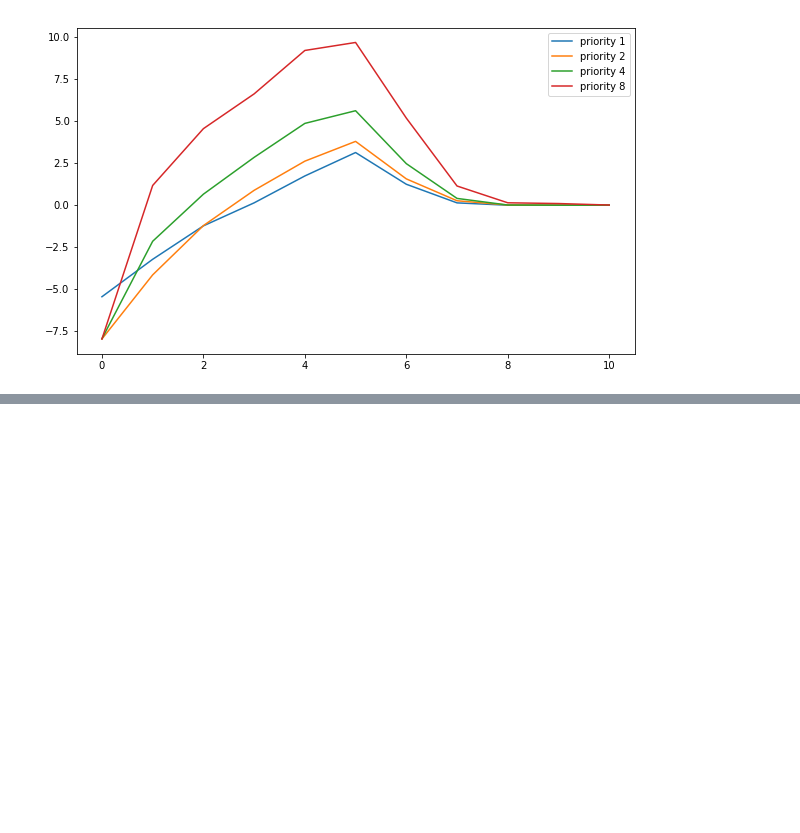
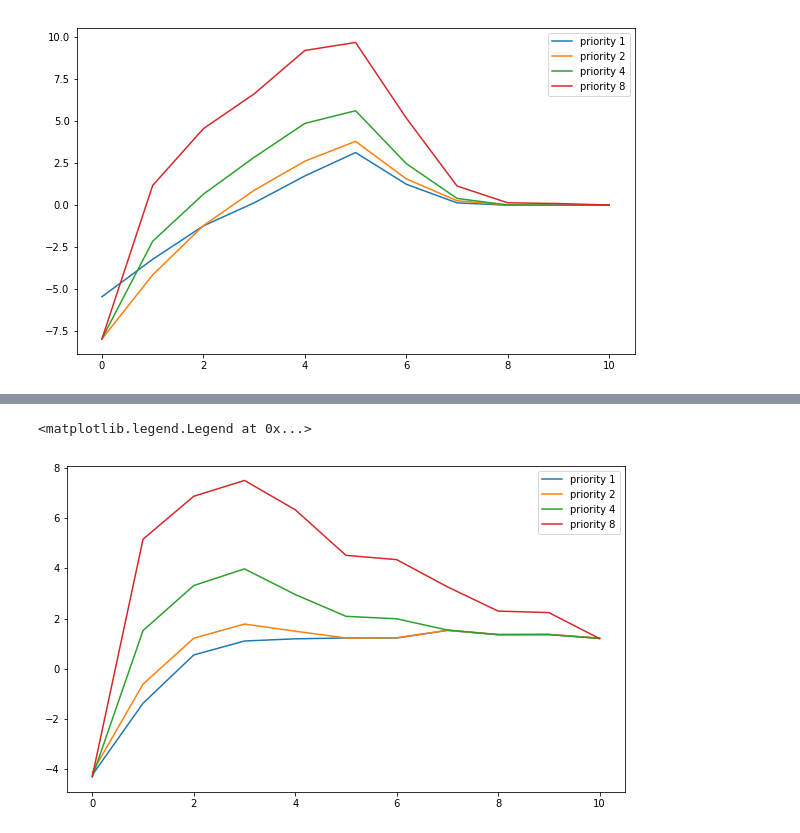
Before and after one commit to MJeremy2017/reinforcement-learning-implementation, a Jupyter notebook: AccessControl/ServerAccess.ipynb, the cells around one changed output, grey strips where cells are left out. Cells and saved outputs as stored; diff of their text form; code cells hidden in the pictures; blank space fills up the shorter version.

```diff
--- a/AccessControl/ServerAccess.ipynb
+++ b/AccessControl/ServerAccess.ipynb
@@ -177,0 +234,10 @@ plt.legend()
+# %%
+server_range = [0, 10]
+priority_range = [0, 3]
+feature_ranges = [server_range, priority_range]  # 2 features
+number_tilings = 8
+bins = [[16, 16] for _ in range(number_tilings)]
+offsets = [[i, j] for i, j in zip(np.linspace(server_range[0], server_range[1], number_tilings),
+                                  np.linspace(priority_range[0], priority_range[1], number_tilings))]
+
+tilings = create_tilings(feature_ranges=feature_ranges, number_tilings=number_tilings, bins=bins, offsets=offsets)
@@ -177,0 +378,4 @@ plt.legend()
+# %%
+sa = ServerAcess(exp_rate=0.1)
+vf = QValueFunction(tilings=tilings, actions=[0, 1], lr=0.01)
+sa.run(vf, steps=100000, inner_steps=5000, debug=False)
@@ -177,0 +403,15 @@ plt.legend()
+# %%
+plt.figure(figsize=[10, 6])
+
+for prioriy in range(4):
+    n_servers = []
+    values = []
+    for n_server in range(11):
+        value = vf.stateValue((n_server, prioriy))
+        n_servers.append(n_server)
+        values.append(value)
+    plt.plot(n_servers, values, label="priority {}".format(np.power(2, prioriy)))
+plt.legend()
+# %% [output]
+<matplotlib.legend.Legend at 0x...>
+[figure, added]
```
Also changed, not shown: parts of 5 cells of this notebook.
